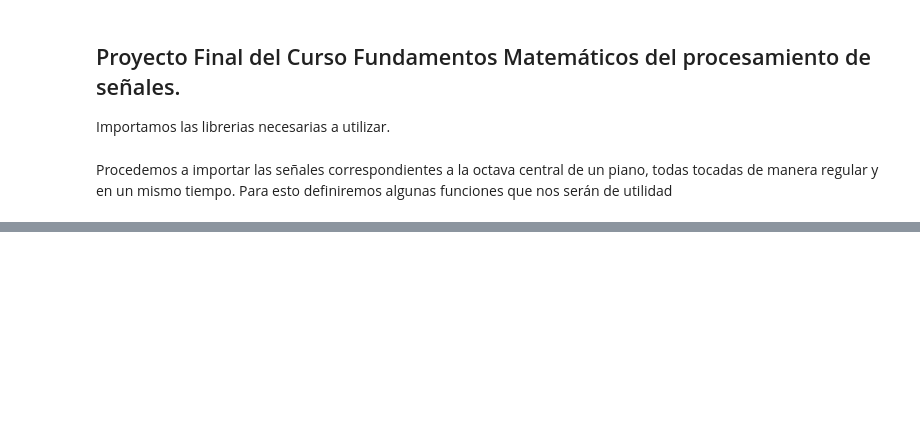
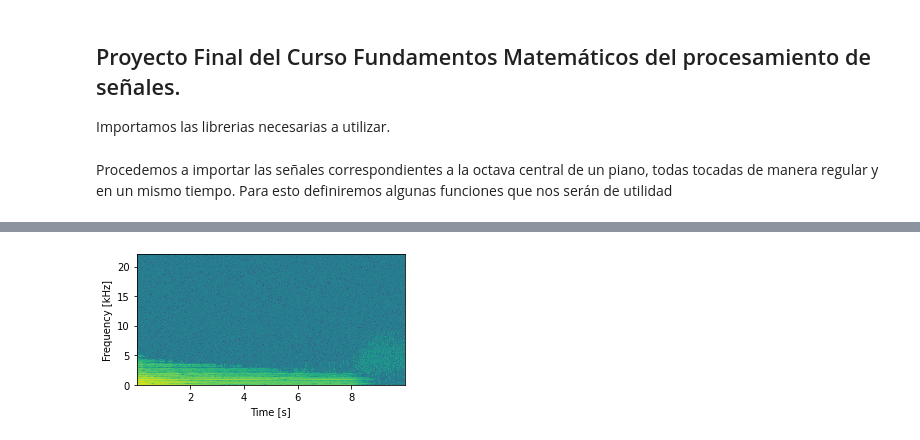
Before and after one commit to KevenSnow/ProyectoFMPS, a Jupyter notebook: FMPS.ipynb, the cells around one changed output, grey strips where cells are left out. Drawn from its saved outputs; the diff is of its cells as text; code cells hidden in the pictures; blank space fills up the shorter version.

```diff
--- a/FMPS.ipynb
+++ b/FMPS.ipynb
@@ -78,0 +90,13 @@ xhat51,freq51 = FFT(x51)
+# %%
+from scipy import signal
+
+freqs, times, Sx = signal.spectrogram(x40, fs=fs40, window='hanning',
+                                      nperseg=1024, noverlap=M - 100,
+                                      detrend=False, scaling='spectrum')
+
+f, ax = plt.subplots(figsize=(4.8, 2.4))
+ax.pcolormesh(times, freqs / 1000, 10 * np.log10(Sx), cmap='viridis')
+ax.set_ylabel('Frequency [kHz]')
+ax.set_xlabel('Time [s]');
+# %% [output]
+[figure, added]
```
Also changed, not shown: parts of 25 cells of this notebook.
